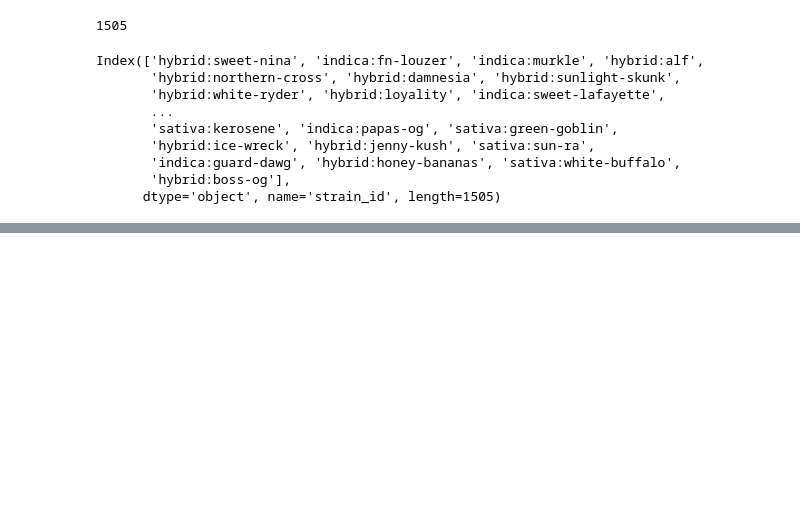
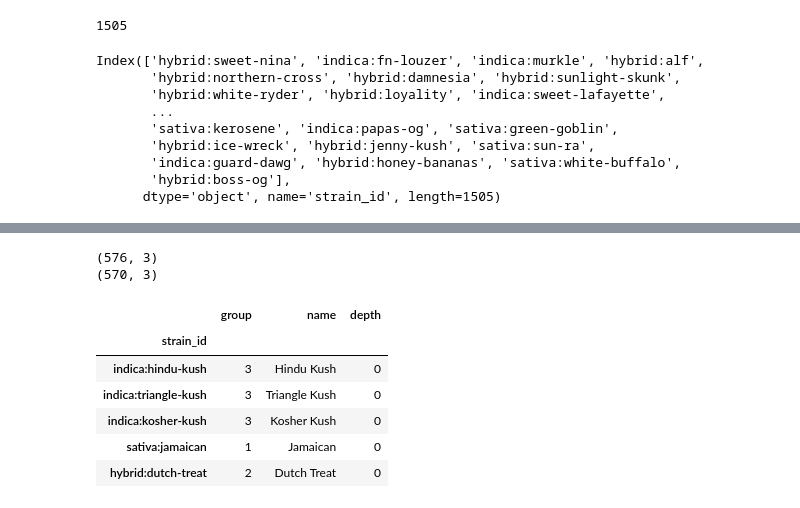
Before and after one commit to ishansaraf/PlantGenealogy, a Jupyter notebook: Data/UnifiedParser.ipynb, the cells around one changed output, grey strips where cells are left out. Cells and saved outputs as stored; diff of their text form; code cells hidden in the pictures; blank space fills up the shorter version.

Commit message:
Fixed dangling nodes, added collision

```diff
--- a/Data/UnifiedParser.ipynb
+++ b/Data/UnifiedParser.ipynb
@@ -539,15 +541,17 @@ assert empty, "Edges must have positive distances"
 df1 = df0.set_index('strain_id')
 # %%
 # Remove sources with few children
+# Start by reseting graph
+G=nx.DiGraph(df_edges2,edge_attr=True)
 print(df_nodes.shape)
 df_nodes_out=df_nodes.copy()
 for strain_id in source_nodes:
     degree = G.degree(strain_id)
     if degree and degree < 5:
-        df_nodes_out.drop(labels=strain_id,axis=0,inplace=True)
+        df_nodes_out.drop(index=strain_id,axis=0,inplace=True)
 for (strain_id,degree) in G.degree:
     if not degree:
-        df_nodes_out.drop(labels=strain_id,axis=0,inplace=True)
+        df_nodes_out.drop(index=strain_id,axis=0,inplace=True)
 
 # df_src=df1.loc[source_nodes]
 # prune_roots=df_src.loc[df_src['num_ratings']<20].index
@@ -603,6 +607,6 @@ df_nodes_out.head()
 print(df_nodes_out.shape)
 df_nodes_out.drop(df_nodes_out.loc[df_nodes_out['depth']>6].index,inplace=True)
 for (strain_id,degree) in G.degree:
-    if not degree:
-        df_nodes_out.drop(labels=strain_id,axis=0,inplace=True)
+    if not degree and strain_id in df_nodes_out.index:
+        df_nodes_out.drop(index=strain_id,axis=0,inplace=True)
 # %% [output]
@@ -617,9 +629,20 @@ df_edges_out.head()
 # %%
-# Remove newly disconnected source vertices
+# Remove any still-dangling vertices
 G=nx.DiGraph(df_edges_out,edge_attr=True)
 print(df_nodes_out.shape)
-for strain_id in source_nodes:
-    if strain_id in df_nodes_out.index and not G.degree(strain_id):
-        df_nodes_out.drop(labels=strain_id,axis=0,inplace=True)
+for strain_id in df_nodes_out.index:
+    degree = G.degree(strain_id)
+    if strain_id in df_nodes_out.index and ((type(degree) != int) or (degree == 0)) :
+        df_nodes_out.drop(index=strain_id,axis=0,inplace=True)
 print(df_nodes_out.shape)
-df_nodes_out.head()
+df_nodes_out.sort_values(by='depth').head()
+# %% [output]
+(576, 3)
+(570, 3)
+|  | group | name | depth |
+| strain_id |  |  |  |
+| indica:hindu-kush | 3 | Hindu Kush | 0 |
+| indica:triangle-kush | 3 | Triangle Kush | 0 |
+| indica:kosher-kush | 3 | Kosher Kush | 0 |
+| sativa:jamaican | 1 | Jamaican | 0 |
+| hybrid:dutch-treat | 2 | Dutch Treat | 0 |
```
Also changed, not shown: parts of 8 cells of this notebook, 2 other files.
